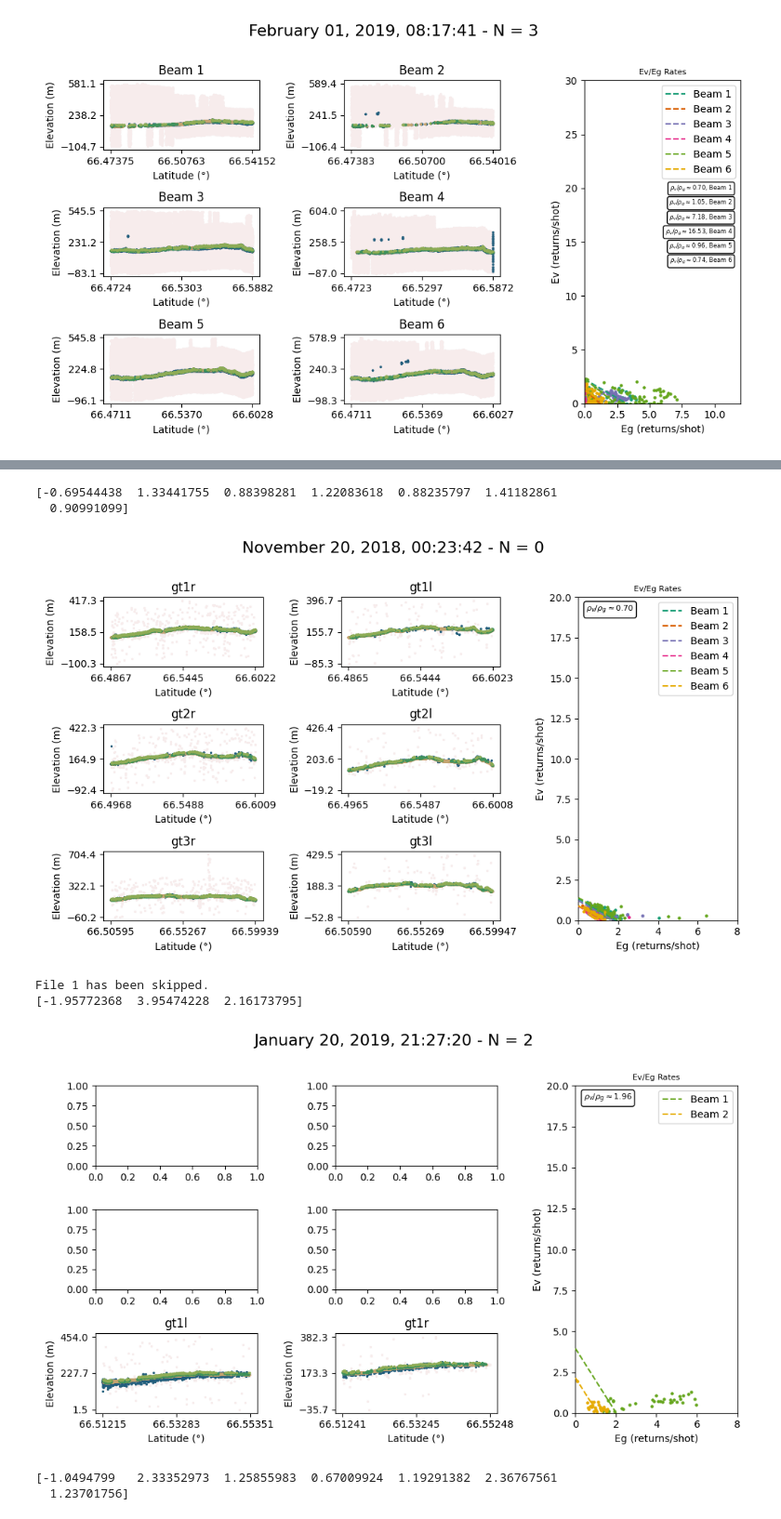
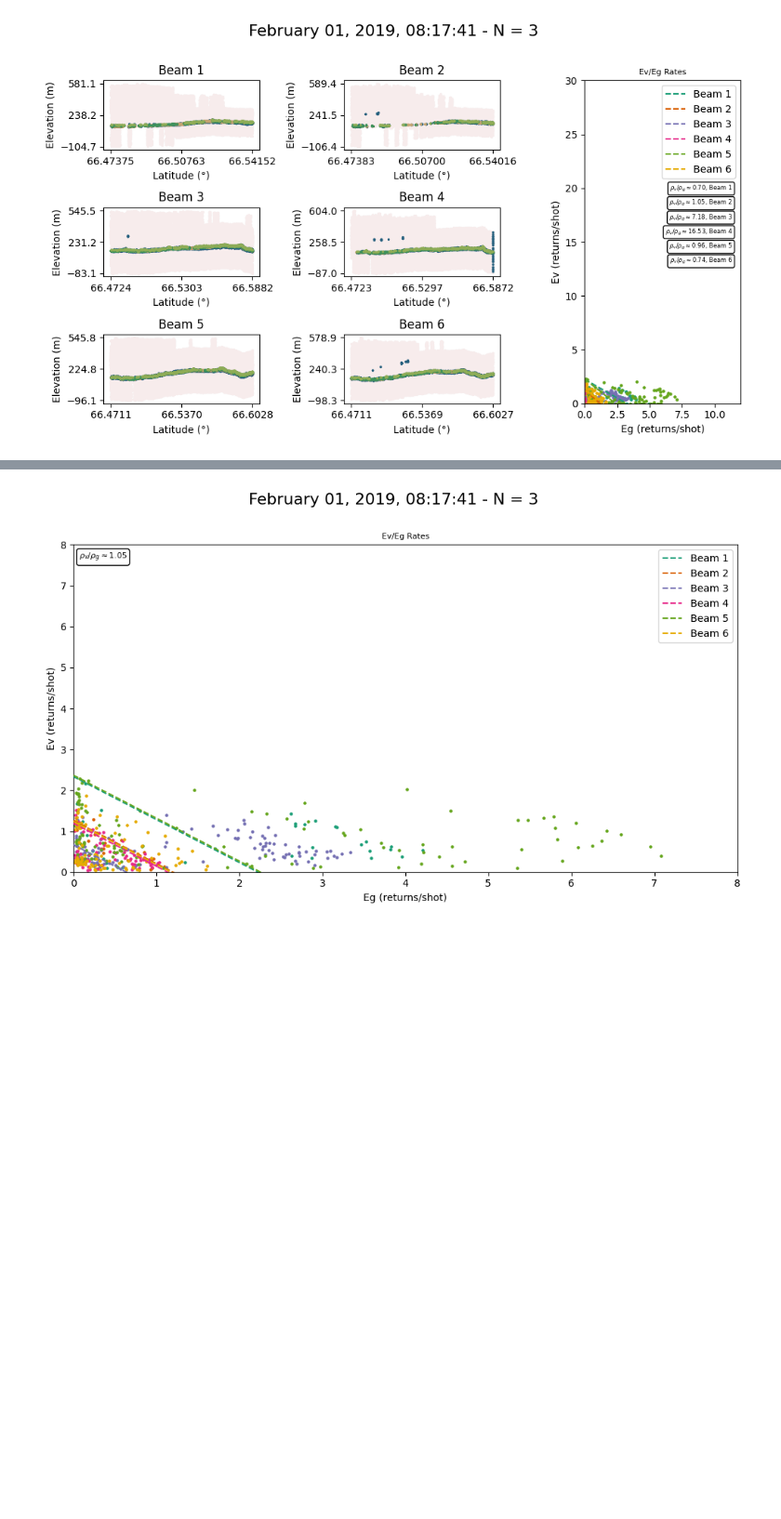
Before and after one commit to thomaslaraia/Snowstradamus, a Jupyter notebook: parallel_regression.ipynb, the cells around one changed output, grey strips where cells are left out. Shown: that part at 93% size. Drawn from its saved outputs; the diff is of its cells as text; code cells hidden in the pictures; blank space fills up the shorter version.

Commit message:
finished adding options for parallel regression. Level 0 gives no plot, level 1 gives just graph, level 2 gives groundtracks and graph. Will bring this to all other functions as well.

```diff
--- a/parallel_regression.ipynb
+++ b/parallel_regression.ipynb
@@ -45,6 +45,6 @@ for j in range(0,4):
                            zeros = False,
                            #beam = 5,
                            y_init = np.max, #alternatively np.max
-                           file_index=j,
-                           just_graph = False)
+                           graph_detail = True,
+                           file_index=j)
 # %% [output]
@@ -85,34 +55,28 @@ DEPRECATION: Loading egg at c:\users\s1803229\appdata\local\anaconda3\lib\site-p
 # %%
 from scripts.imports import os, glob, pdb, np, h5py, pd, xr, gpd, Proj, Transformer, CRS, \
                         plt, cmap, cmap2, Model, Data, ODR, datetime, rasterio, show, \
                         ccrs, cfeature
 from scripts.classes_fixed import *
 from scripts.pvpg_fixed import *
 from scripts.track_pairs import *
 from scripts.show_tracks import *
 from scripts.parallel import pvpg_parallel_method2
 
 %matplotlib ipympl
 
 dirpath = '../data/rovaniemi_w/'
 all_ATL03, all_ATL08 = track_pairs(dirpath)
 N = len(all_ATL03)
 
-for j in range(0,4):
+for j in range(3,4):
     pvpg_parallel_method2(all_ATL03[j],all_ATL08[j],
                            init = -1,
                            # f_scale=.1,
                            loss = 'arctan',
                            zeros = False,
                            #beam = 5,
                            y_init = np.max, #alternatively np.mean
+                           graph_detail = 1,
                            file_index=j)
 # %% [output]
-[-0.69544438  1.33441755  0.88398281  1.22083618  0.88235797  1.41182861
-  0.90991099]
-[figure, old version]
+[figure, new version]
-File 1 has been skipped.
-[-1.95772368  3.95474228  2.16173795]
-[figure, removed]
-[-1.0494799   2.33352973  1.25855983  0.67009924  1.19291382  2.36767561
-  1.23701756]
```
Also changed, not shown: parts of 3 cells of this notebook, 1 other file.
